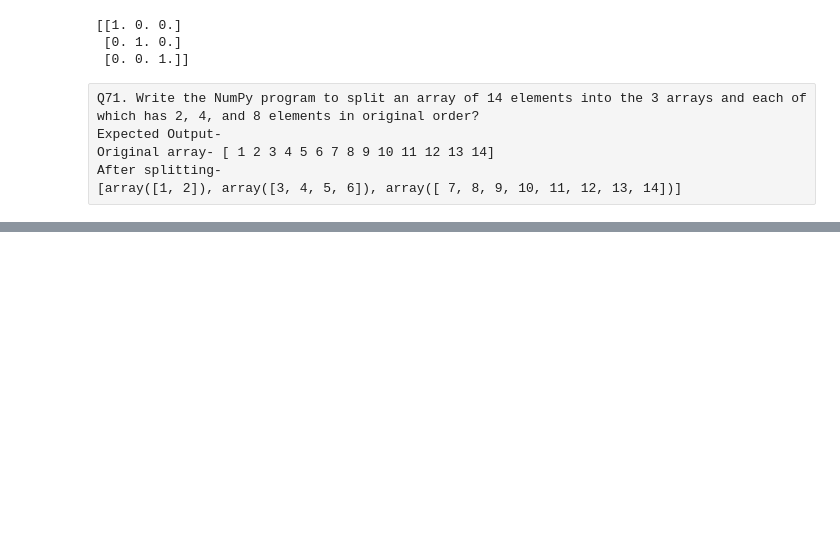
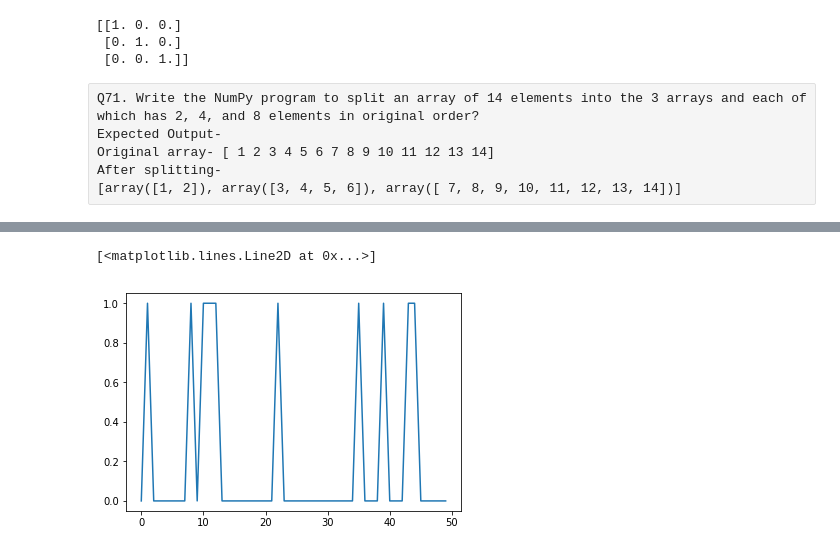
Before and after one commit to naveenkumardb/Python-Programming-Excercises, a Jupyter notebook: Python Subjective Programming Excercises.ipynb, the cells around one changed output, grey strips where cells are left out. Cells and saved outputs as stored; diff of their text form; code cells hidden in the pictures; blank space fills up the shorter version.

```diff
--- a/Python Subjective Programming Excercises.ipynb
+++ b/Python Subjective Programming Excercises.ipynb
@@ -1332,0 +1436,10 @@ After splitting-
+# %%
+import numpy as np
+import matplotlib.pyplot as plt
+arr = np.random.randint(1,50,10)
+y,x = np.histogram(arr,bins=np.arange(51))
+fig,ax=plt.subplots()
+ax.plot(x[:-1],y)
+# %% [output]
+[<matplotlib.lines.Line2D at 0x...>]
+[figure, added]
```
Also changed, not shown: parts of 38 cells of this notebook.
